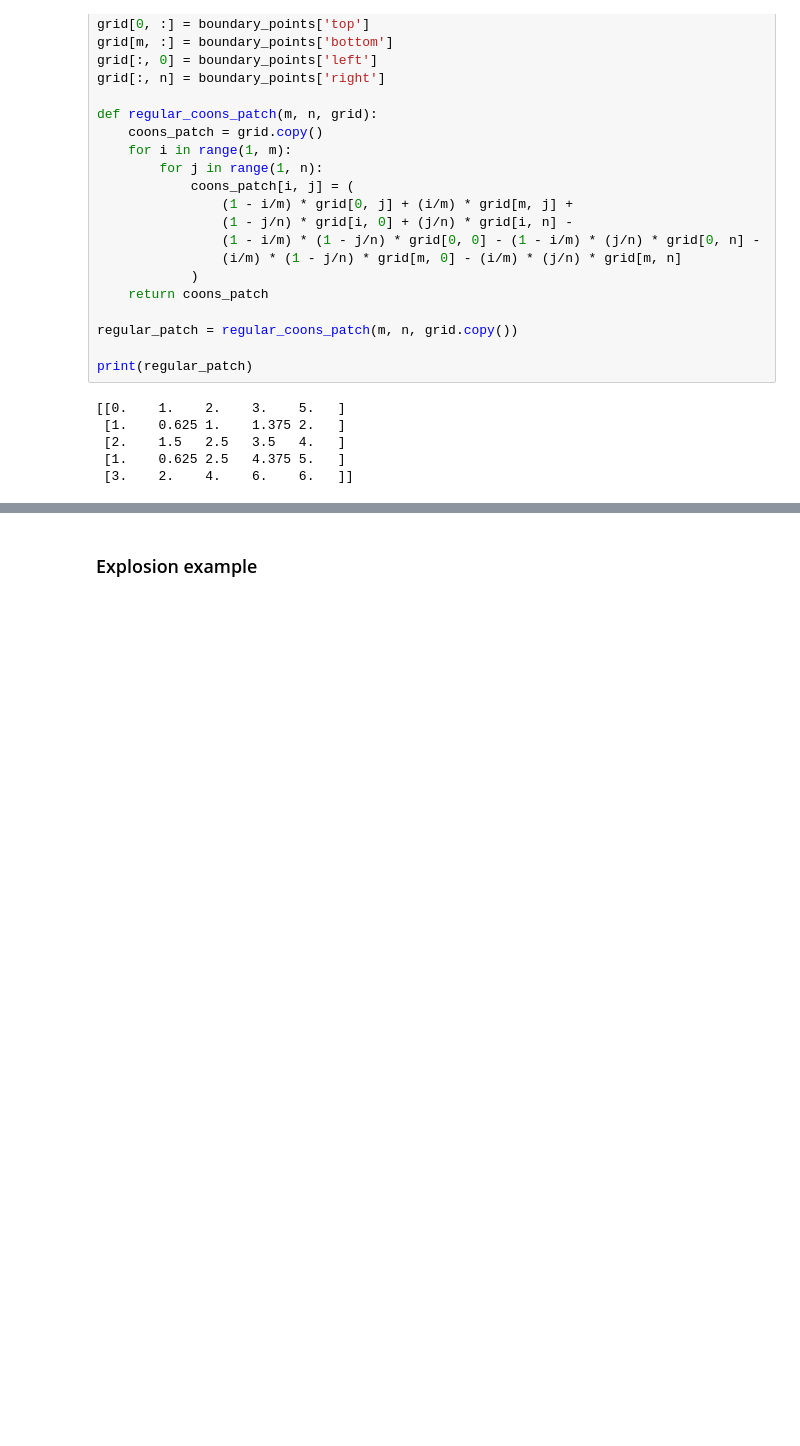
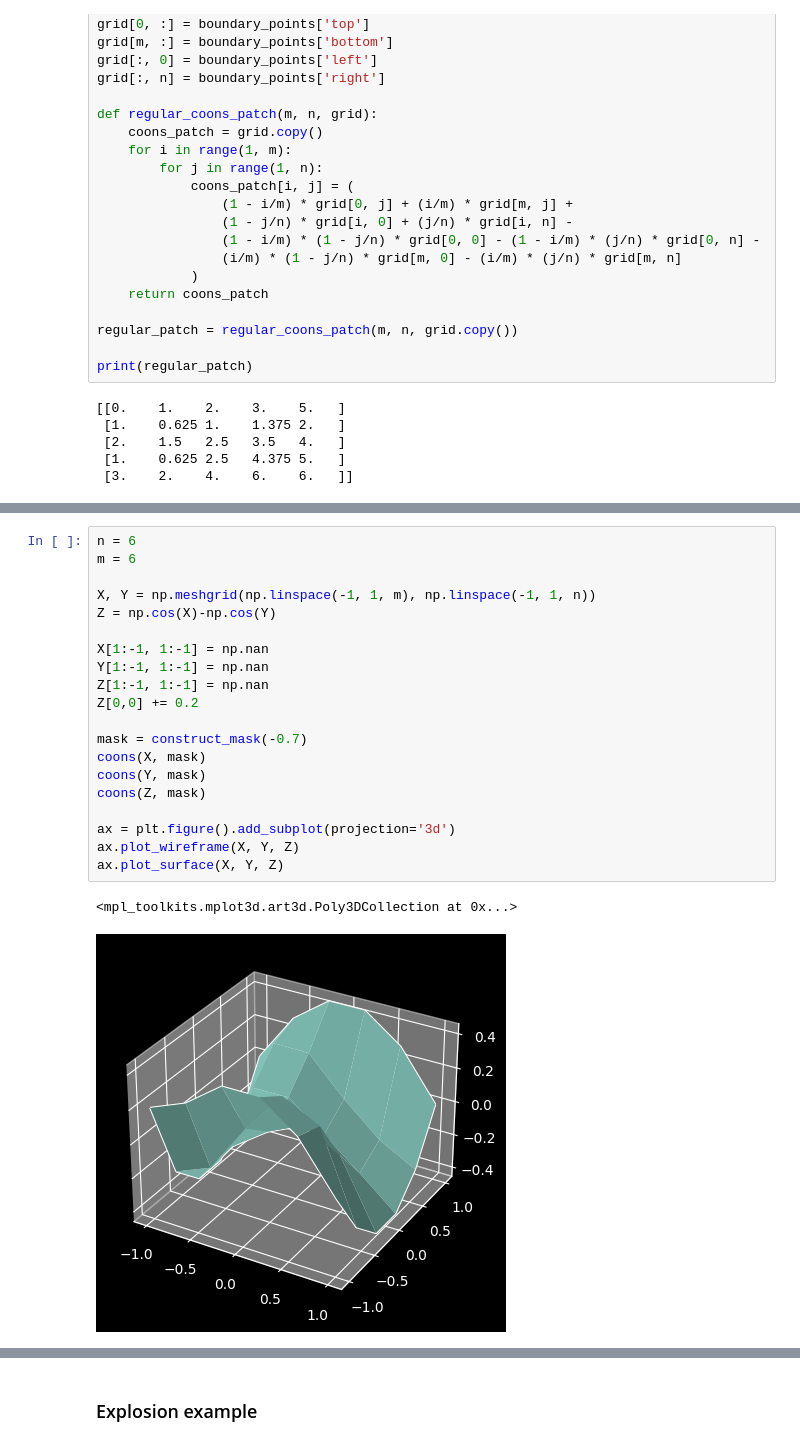
Before and after one commit to njezersek/diskrente-coonsove-ploskve-rpgo, a Jupyter notebook: coons.ipynb, the cells around one changed output, grey strips where cells are left out. Cells and saved outputs as stored; diff of their text form; blank space fills up the shorter version.

```diff
--- a/coons.ipynb
+++ b/coons.ipynb
@@ -231,0 +271,23 @@ print(regular_patch)
+# %%
+n = 6
+m = 6
+
+X, Y = np.meshgrid(np.linspace(-1, 1, m), np.linspace(-1, 1, n))
+Z = np.cos(X)-np.cos(Y)
+
+X[1:-1, 1:-1] = np.nan
+Y[1:-1, 1:-1] = np.nan
+Z[1:-1, 1:-1] = np.nan
+Z[0,0] += 0.2
+
+mask = construct_mask(-0.7)
+coons(X, mask)
+coons(Y, mask)
+coons(Z, mask)
+
+ax = plt.figure().add_subplot(projection='3d')
+ax.plot_wireframe(X, Y, Z)
+ax.plot_surface(X, Y, Z)
+# %% [output]
+<mpl_toolkits.mplot3d.art3d.Poly3DCollection at 0x...>
+[figure, added]
```
Also changed, not shown: parts of 12 cells of this notebook, 1 other file.
